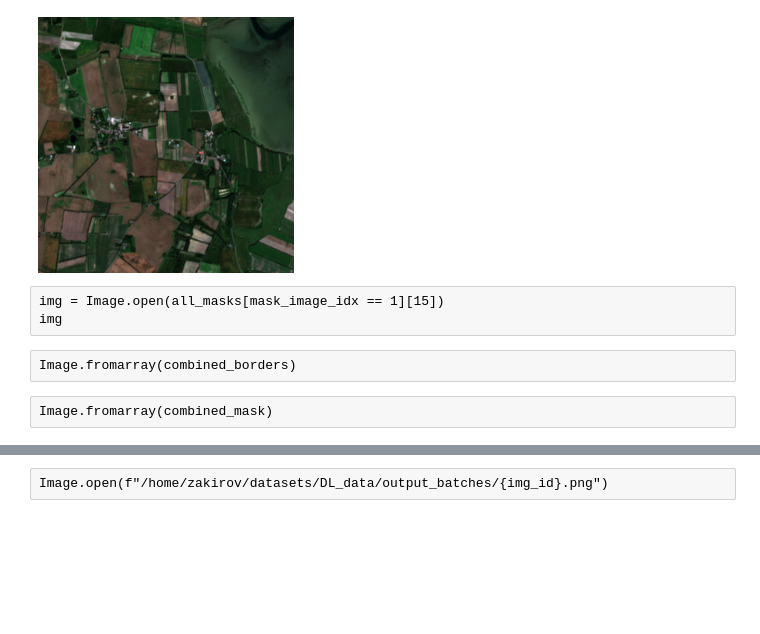
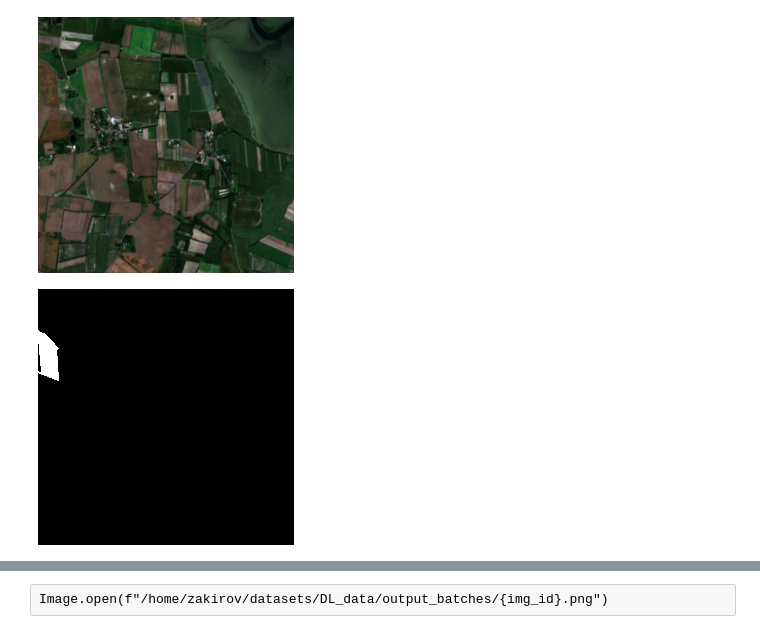
Before and after one commit to bonlime/opencities, a Jupyter notebook: _1. Data Exploration.ipynb, the cells around one changed output, grey strips where cells are left out. Saved outputs shown, nothing was run; the diff lists cells and outputs as text; code cells hidden in the pictures; blank space fills up the shorter version.

```diff
--- a/_1. Data Exploration.ipynb
+++ b/_1. Data Exploration.ipynb
@@ -33,9 +46,11 @@ all_masks = np.array(sorted(list(MASKS_PATH.iterdir())))
 mask_image_idx = np.array(list(map(lambda x: int(str(x.name).split('_')[0]), all_masks)))
 # check that it's correct
 assert len(all_images) == mask_image_idx.max()
-# %% [raw]
-img = Image.open(all_masks[mask_image_idx == 1][15])
-img
+# %%
+img = Image.open(all_masks[mask_image_idx == 1][15])
+img
+# %% [output]
+[figure, added]
 # %%
 SIZE = 512
 # %%
@@ -54,7 +74,3 @@ for img_id in tqdm(range(1, mask_image_idx.max() + 1)):
     cv2.imwrite(f"workdir/segm_masks/{img_id}.png", combined_mask)
     cv2.imwrite(f"workdir/border_masks//{img_id}.png", combined_borders)
 #     break
-# %% [raw]
-Image.fromarray(combined_borders)
-# %% [raw]
-Image.fromarray(combined_mask)
```
Also changed, not shown: parts of 18 cells of this notebook, 7 other files.
